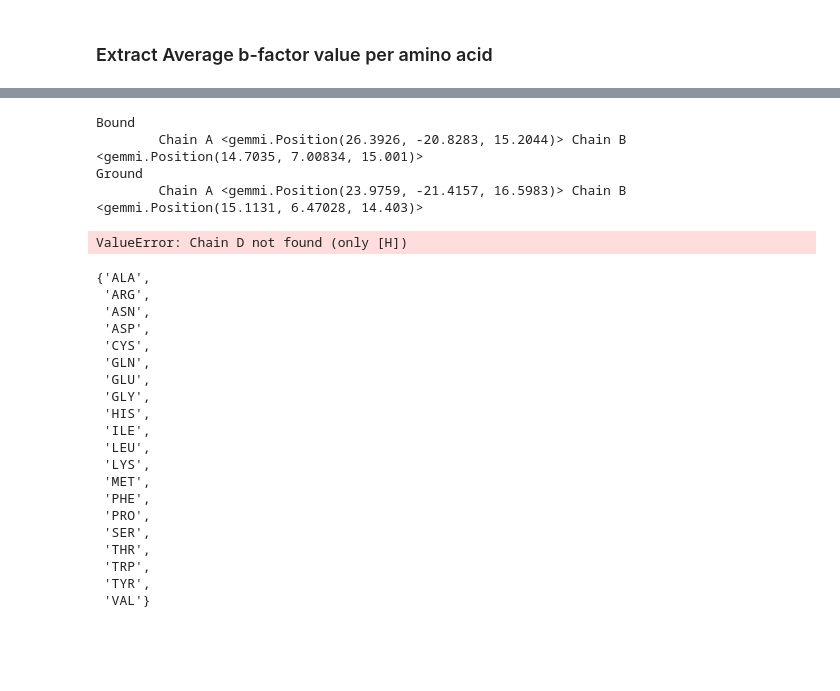
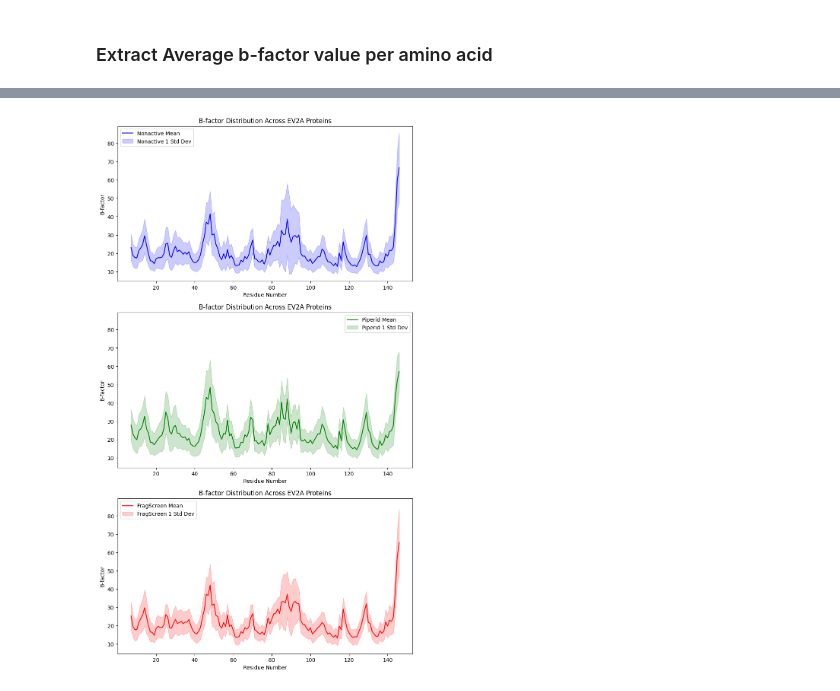
Before and after one commit to xchem/xaidar, a Jupyter notebook: notebooks/tasks/ev2a/fragalysis/03-conformation.ipynb, the cells around one changed output, grey strips where cells are left out. Cells and saved outputs as stored; diff of their text form; code cells hidden in the pictures; blank space fills up the shorter version.

```diff
--- a/notebooks/tasks/ev2a/fragalysis/03-conformation.ipynb
+++ b/notebooks/tasks/ev2a/fragalysis/03-conformation.ipynb
@@ -676,0 +321,6 @@ print( len(reference_chain), len(reference_resID) )
+# %%
+# Get stats for reference protein
+ref_prot = fragscreen_prots[0].clone()
+ref_seq = get_chain_seq( ref_prot)[0]
+print( "Length of Ref Seq: ", len(ref_seq))
+get_pdb_stats( ref_prot )
@@ -842,52 +440,21 @@ Biggest non-active site PDB has 140 residues
-# %%
-print( "Bound\n\tChain A {} Chain B {}".format(
-                                pdb[0]["A"].calculate_center_of_mass(),
-                                pdb[0]["B"].calculate_center_of_mass()  ) )
-
-print( "Ground\n\tChain A {} Chain B {}".format(
-                                pdb2[0]["A"].calculate_center_of_mass(),
-                                pdb2[0]["B"].calculate_center_of_mass()  ) )
-# %% [output]
-Bound
-        Chain A <gemmi.Position(26.3926, -20.8283, 15.2044)> Chain B <gemmi.Position(14.7035, 7.00834, 15.001)>
-Ground
-        Chain A <gemmi.Position(23.9759, -21.4157, 16.5983)> Chain B <gemmi.Position(15.1131, 6.47028, 14.403)>
-# %%
-from xaidar.data.molecModels import get_atom_coord
-
-res1 = pdb[0]["B"][10]
-res2 = pdb2[0]["D"][10]
-print( "Resiidue 10 in non-active site: {} {} | {} {}".format(
-    res1.seqid, res1.name, res2.seqid, res2.name) )
-
-coord1 = get_atom_coord( res1)
-print( coord1 )
-coord2 = get_atom_coord( res2)
-print( coord2 )
-rmsd = np.sqrt( np.mean( np.sum( (coord1 - coord2)**2, axis=1) ) )
-print( f"RMSD between residue 10 in non-active site and active site: {rmsd:.3f} Å" )
-# %% [output]
-ValueError: Chain D not found (only [H])
-# %%
-set([ res.name for res in pdb[0]["A"]])
-# %% [output]
-{'ALA',
- 'ARG',
- 'ASN',
- 'ASP',
- 'CYS',
- 'GLN',
- 'GLU',
- 'GLY',
- 'HIS',
- 'ILE',
- 'LEU',
- 'LYS',
- 'MET',
- 'PHE',
- 'PRO',
- 'SER',
- 'THR',
- 'TRP',
- 'TYR',
- 'VAL'}
+# %%
+# Plot b-factors Distribution
+import matplotlib.pyplot as plt
+residues_num = np.arange(7, len(ref_seq)+7)
+fig, ax  = plt.subplots( 3, 1 ,  figsize=(10,18), sharey=True)
+for idx, (dataset_name, color) in enumerate(zip(["Nonactive", "Piperid","FragScreen",  ], ['blue', 'green', 'red'])):
+    bfactor_mean = all_bfactor_dict[ dataset_name ]["mean"]
+    bfactor_std = all_bfactor_dict[ dataset_name ]["std"]
+    ax[idx].plot( residues_num, bfactor_mean, label="{} Mean".format(dataset_name)
+             , color= color)
+    ax[idx].fill_between( residues_num, bfactor_mean - bfactor_std,
+                      bfactor_mean + bfactor_std, color=color, alpha=0.2,
+                    label="{} 1 Std Dev".format(dataset_name) )
+    ax[idx].set_xlabel("Residue Number")
+    ax[idx].set_ylabel("B-factor")
+    ax[idx].set_title("B-factor Distribution Across EV2A Proteins")
+    ax[idx].legend()
+# plt.grid()
+plt.show()
+# %% [output]
+[figure, added]
```
Also changed, not shown: parts of 48 cells of this notebook.
